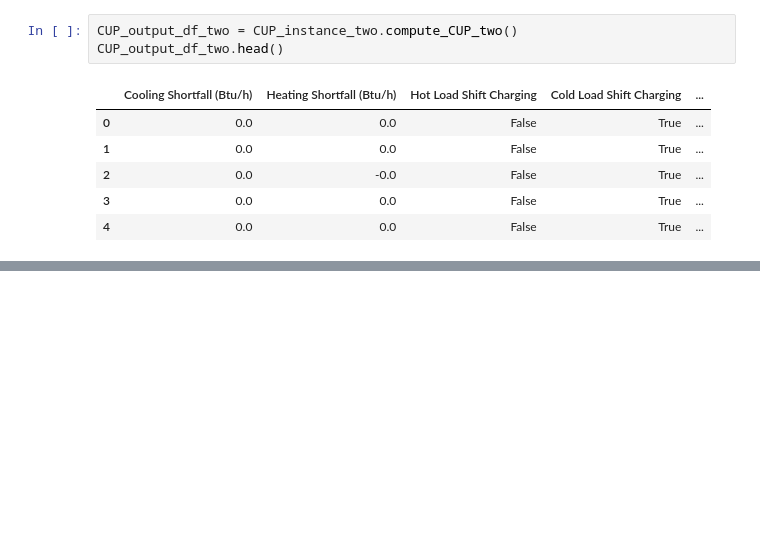
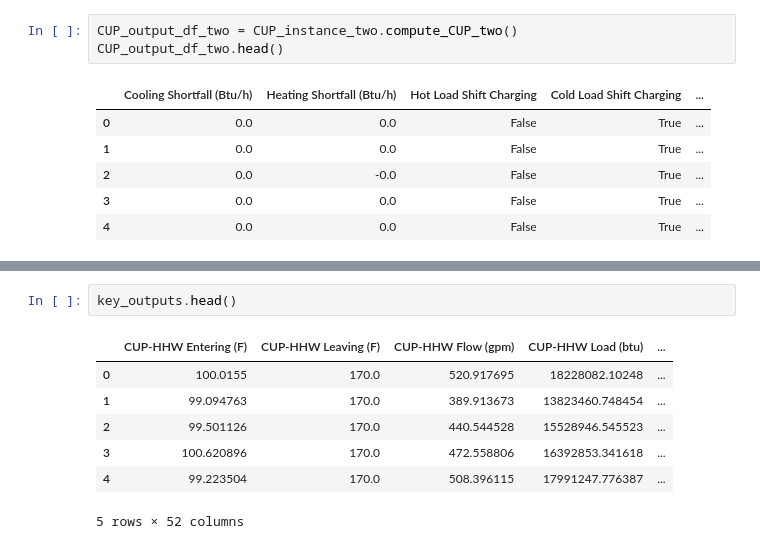
Before and after one commit to NikitaKhatwani/District-system---Engineering-model, a Jupyter notebook: UCSB_CUP Heat pump TES.ipynb, the cells around one changed output, grey strips where cells are left out. Cells and saved outputs as stored; diff of their text form; blank space fills up the shorter version.

```diff
--- a/UCSB_CUP Heat pump TES.ipynb
+++ b/UCSB_CUP Heat pump TES.ipynb
@@ -765,0 +700,10 @@ CUP_output_df_two.head()
+# %%
+key_outputs.head()
+# %% [output]
+|  | CUP-HHW Entering (F) | CUP-HHW Leaving (F) | CUP-HHW Flow (gpm) | CUP-HHW Load (btu) | ... |
+| 0 | 100.0155 | 170.0 | 520.917695 | 18228082.10248 | ... |
+| 1 | 99.094763 | 170.0 | 389.913673 | 13823460.748454 | ... |
+| 2 | 99.501126 | 170.0 | 440.544528 | 15528946.545523 | ... |
+| 3 | 100.620896 | 170.0 | 472.558806 | 16392853.341618 | ... |
+| 4 | 99.223504 | 170.0 | 508.396115 | 17991247.776387 | ... |
+5 rows × 52 columns
```
Also changed, not shown: parts of 14 cells of this notebook, 9 other files.
